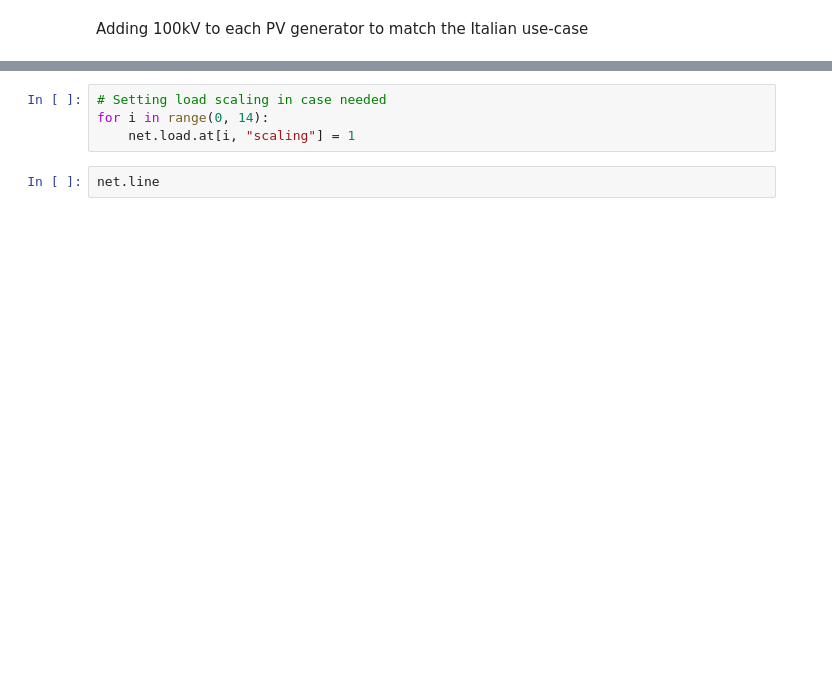
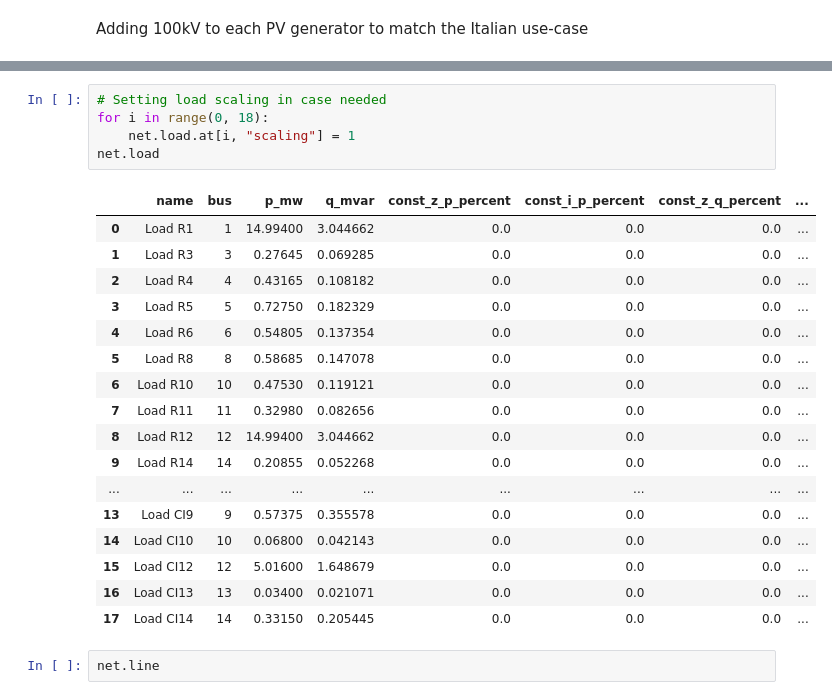
Before and after one commit to Dosclic98/pandapower-tests, a Jupyter notebook: pandapower_playground.ipynb, the cells around one changed output, grey strips where cells are left out. Saved outputs shown, nothing was run; the diff lists cells and outputs as text; blank space fills up the shorter version.

```diff
--- a/pandapower_playground.ipynb
+++ b/pandapower_playground.ipynb
@@ -76,7 +113,26 @@ net.sgen
 # %%
 # Setting load scaling in case needed
-for i in range(0, 14):
+for i in range(0, 18):
     net.load.at[i, "scaling"] = 1
+net.load
+# %% [output]
+|  | name | bus | p_mw | q_mvar | const_z_p_percent | const_i_p_percent | const_z_q_percent | ... |
+| 0 | Load R1 | 1 | 14.99400 | 3.044662 | 0.0 | 0.0 | 0.0 | ... |
+| 1 | Load R3 | 3 | 0.27645 | 0.069285 | 0.0 | 0.0 | 0.0 | ... |
+| 2 | Load R4 | 4 | 0.43165 | 0.108182 | 0.0 | 0.0 | 0.0 | ... |
+| 3 | Load R5 | 5 | 0.72750 | 0.182329 | 0.0 | 0.0 | 0.0 | ... |
+| 4 | Load R6 | 6 | 0.54805 | 0.137354 | 0.0 | 0.0 | 0.0 | ... |
+| 5 | Load R8 | 8 | 0.58685 | 0.147078 | 0.0 | 0.0 | 0.0 | ... |
+| 6 | Load R10 | 10 | 0.47530 | 0.119121 | 0.0 | 0.0 | 0.0 | ... |
+| 7 | Load R11 | 11 | 0.32980 | 0.082656 | 0.0 | 0.0 | 0.0 | ... |
+| 8 | Load R12 | 12 | 14.99400 | 3.044662 | 0.0 | 0.0 | 0.0 | ... |
+| 9 | Load R14 | 14 | 0.20855 | 0.052268 | 0.0 | 0.0 | 0.0 | ... |
+| ... | ... | ... | ... | ... | ... | ... | ... | ... |
+| 13 | Load CI9 | 9 | 0.57375 | 0.355578 | 0.0 | 0.0 | 0.0 | ... |
+| 14 | Load CI10 | 10 | 0.06800 | 0.042143 | 0.0 | 0.0 | 0.0 | ... |
+| 15 | Load CI12 | 12 | 5.01600 | 1.648679 | 0.0 | 0.0 | 0.0 | ... |
+| 16 | Load CI13 | 13 | 0.03400 | 0.021071 | 0.0 | 0.0 | 0.0 | ... |
+| 17 | Load CI14 | 14 | 0.33150 | 0.205445 | 0.0 | 0.0 | 0.0 | ... |
 # %%
 net.line
 # %% [output]
```
Also changed, not shown: parts of 6 cells of this notebook.
